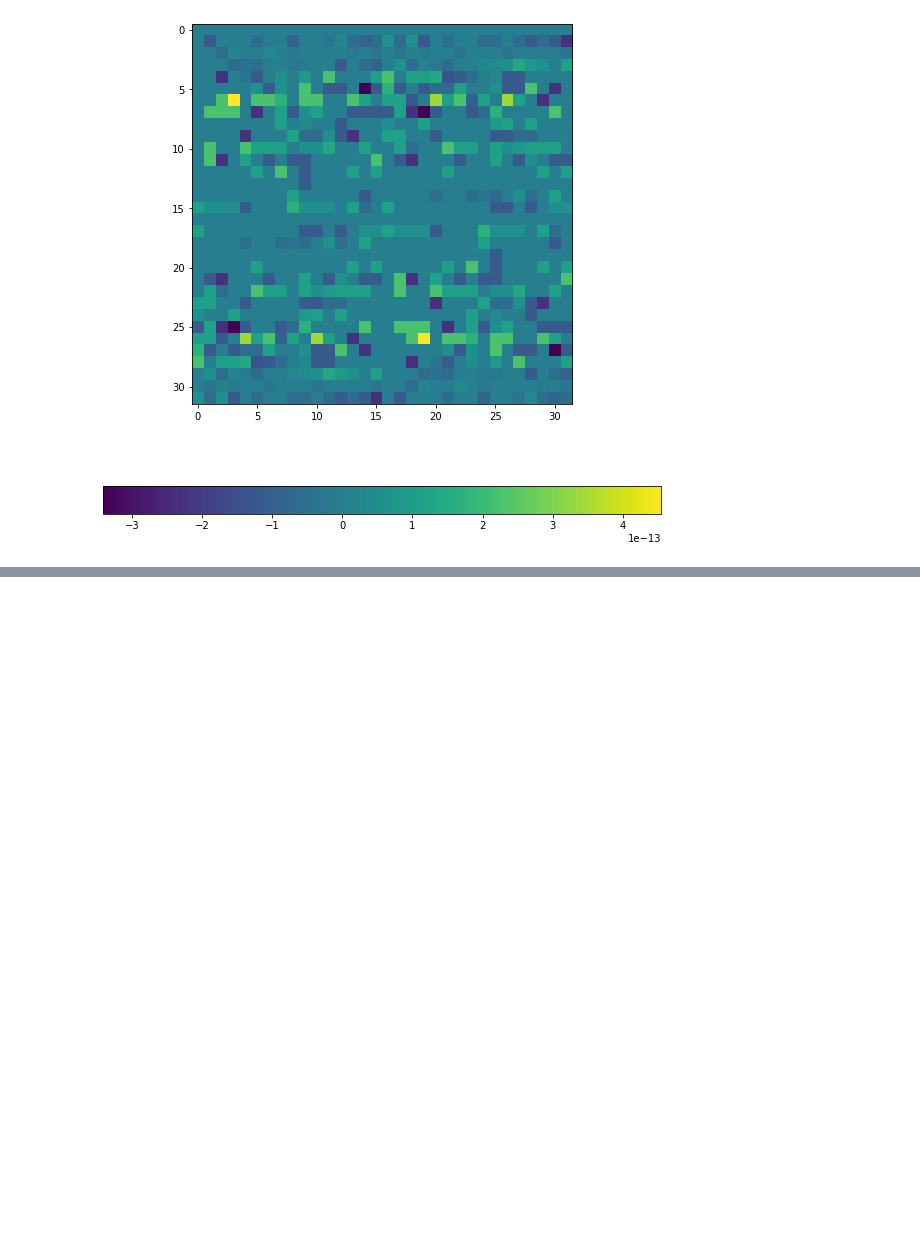
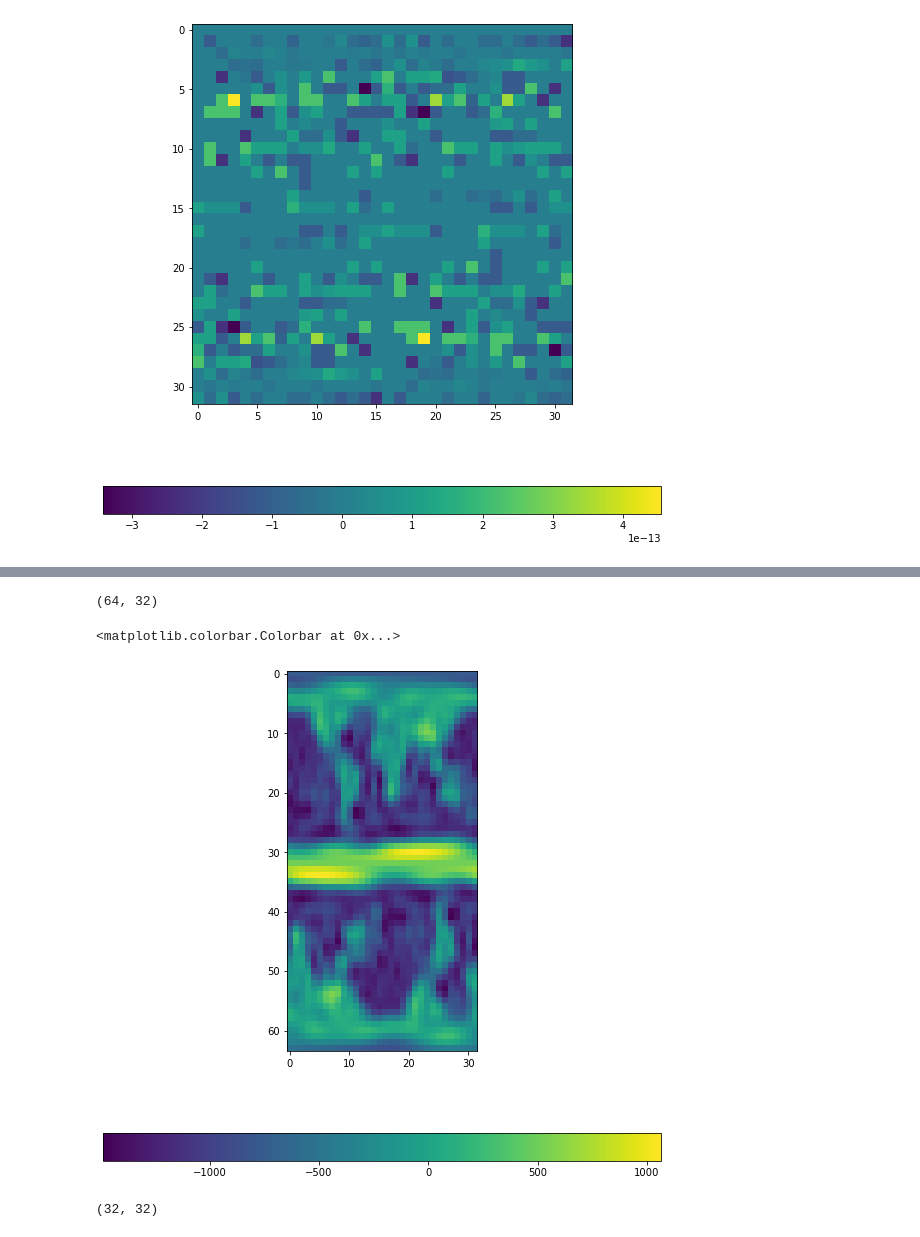
Before and after one commit to astro-informatics/s2fft, a Jupyter notebook: notebooks/plot_earth.ipynb, the cells around one changed output, grey strips where cells are left out. Cells and saved outputs as stored; diff of their text form; code cells hidden in the pictures; blank space fills up the shorter version.

Commit message:
Add functionality to upsample and downsampling for mwss

```diff
--- a/notebooks/plot_earth.ipynb
+++ b/notebooks/plot_earth.ipynb
@@ -110,3 +110,6 @@ plt.colorbar(orientation="horizontal")
 # %% [output]
 <matplotlib.colorbar.Colorbar at 0x...>
 [figure]
+# %%
+f = np.real(f)
+f.shape, L
@@ -112,0 +118,3 @@ plt.colorbar(orientation="horizontal")
+# %%
+f_ext = s2f.resampling.periodic_extension_spatial_mwss(f, L)
+f_ext.shape
@@ -112,0 +130,6 @@ plt.colorbar(orientation="horizontal")
+# %%
+f_ext_up = s2f.resampling.upsample_by_two_mwss(f_ext, L)
+# %%
+f_ext_up.shape
+# %% [output]
+(64, 32)
@@ -112,0 +139,12 @@ plt.colorbar(orientation="horizontal")
+# %%
+plt.figure(figsize=(10,10))
+plt.imshow(np.real(f_ext_up))
+plt.colorbar(orientation="horizontal")
+# %% [output]
+<matplotlib.colorbar.Colorbar at 0x...>
+[figure, added]
+# %%
+f_ext_up_down = f_ext_up[0:-1:2,:]
+f_ext_up_down.shape
+# %% [output]
+(32, 32)
```
Also changed, not shown: parts of 8 cells of this notebook, 2 other files.
